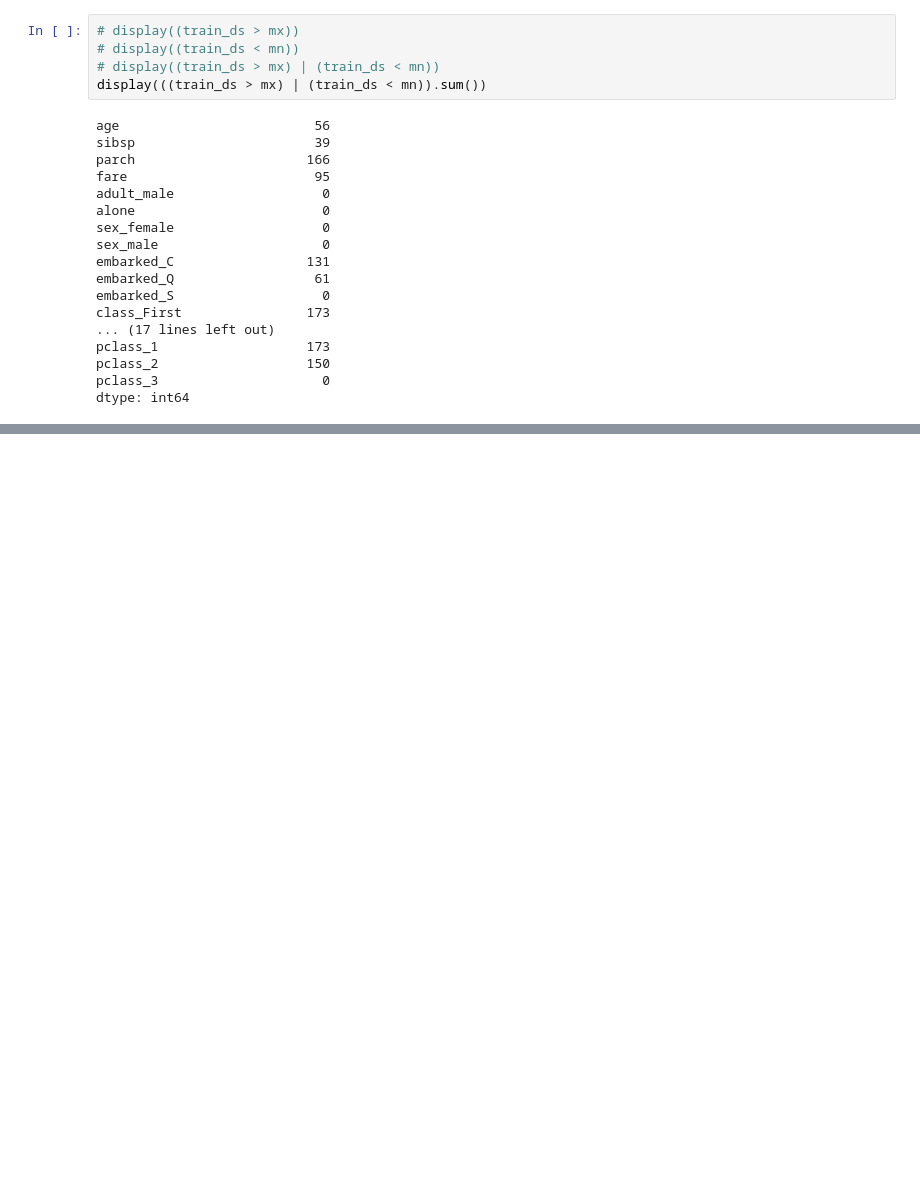
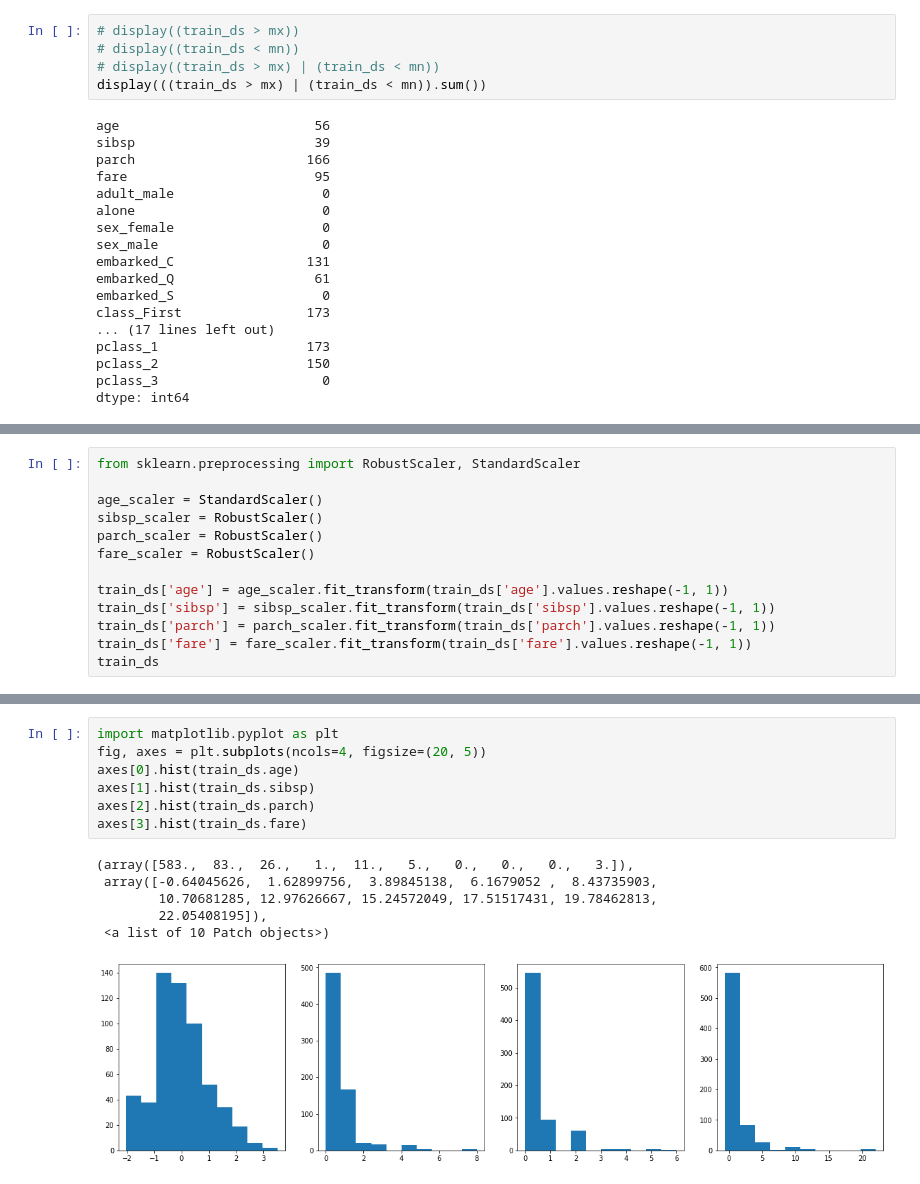
Before and after one commit to kackey0-1/ml_handson, a Jupyter notebook: data_exploratory_100/7_preprocessing_training_data.ipynb, the cells around one changed output, grey strips where cells are left out. Cells and saved outputs as stored; diff of their text form; blank space fills up the shorter version.

```diff
--- a/data_exploratory_100/7_preprocessing_training_data.ipynb
+++ b/data_exploratory_100/7_preprocessing_training_data.ipynb
@@ -240,0 +326,13 @@ a
+# %%
+from sklearn.preprocessing import RobustScaler, StandardScaler
+
+age_scaler = StandardScaler()
+sibsp_scaler = RobustScaler()
+parch_scaler = RobustScaler()
+fare_scaler = RobustScaler()
+
+train_ds['age'] = age_scaler.fit_transform(train_ds['age'].values.reshape(-1, 1))
+train_ds['sibsp'] = sibsp_scaler.fit_transform(train_ds['sibsp'].values.reshape(-1, 1))
+train_ds['parch'] = parch_scaler.fit_transform(train_ds['parch'].values.reshape(-1, 1))
+train_ds['fare'] = fare_scaler.fit_transform(train_ds['fare'].values.reshape(-1, 1))
+train_ds
@@ -240,0 +353,14 @@ a
+# %%
+import matplotlib.pyplot as plt
+fig, axes = plt.subplots(ncols=4, figsize=(20, 5))
+axes[0].hist(train_ds.age)
+axes[1].hist(train_ds.sibsp)
+axes[2].hist(train_ds.parch)
+axes[3].hist(train_ds.fare)
+# %% [output]
+(array([583.,  83.,  26.,   1.,  11.,   5.,   0.,   0.,   0.,   3.]),
+ array([-0.64045626,  1.62899756,  3.89845138,  6.1679052 ,  8.43735903,
+        10.70681285, 12.97626667, 15.24572049, 17.51517431, 19.78462813,
+        22.05408195]),
+ <a list of 10 Patch objects>)
+[figure, added]
```
Also changed, not shown: parts of 9 cells of this notebook.
